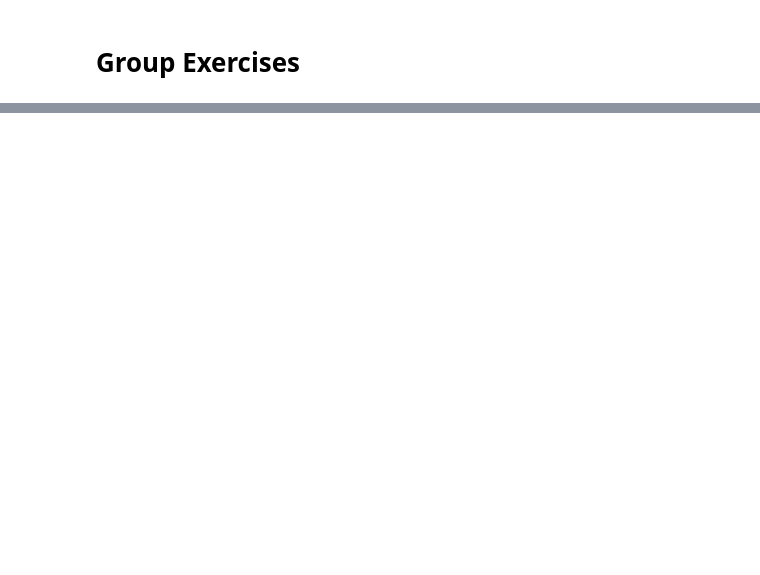
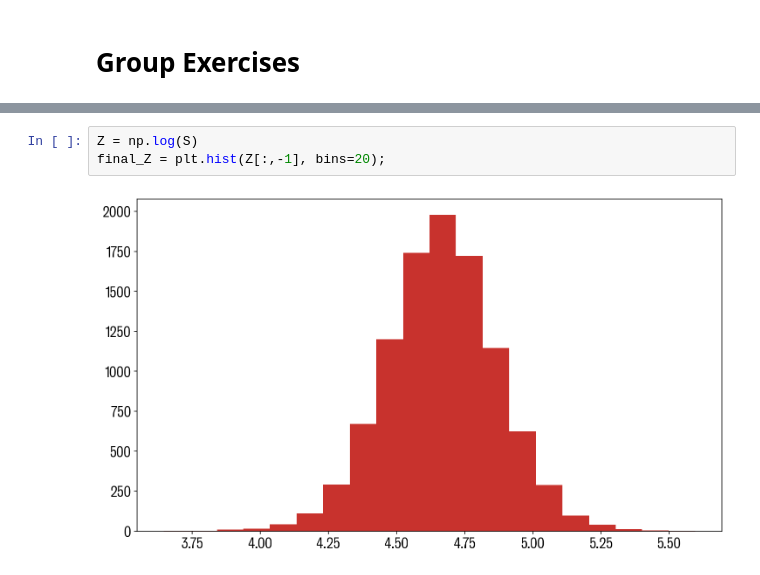
Before and after one commit to XLalex/-----, a Jupyter notebook: 9GroupExercises.ipynb, the cells around one changed output, grey strips where cells are left out. Saved outputs shown, nothing was run; the diff lists cells and outputs as text; blank space fills up the shorter version.

```diff
--- a/9GroupExercises.ipynb
+++ b/9GroupExercises.ipynb
@@ -30,0 +85,5 @@ Can you think of any other tests you could perform to test the validity of our m
+# %%
+Z = np.log(S)
+final_Z = plt.hist(Z[:,-1], bins=20);
+# %% [output]
+[figure, added]
```
Also changed, not shown: parts of 8 cells of this notebook, 1 other file.
